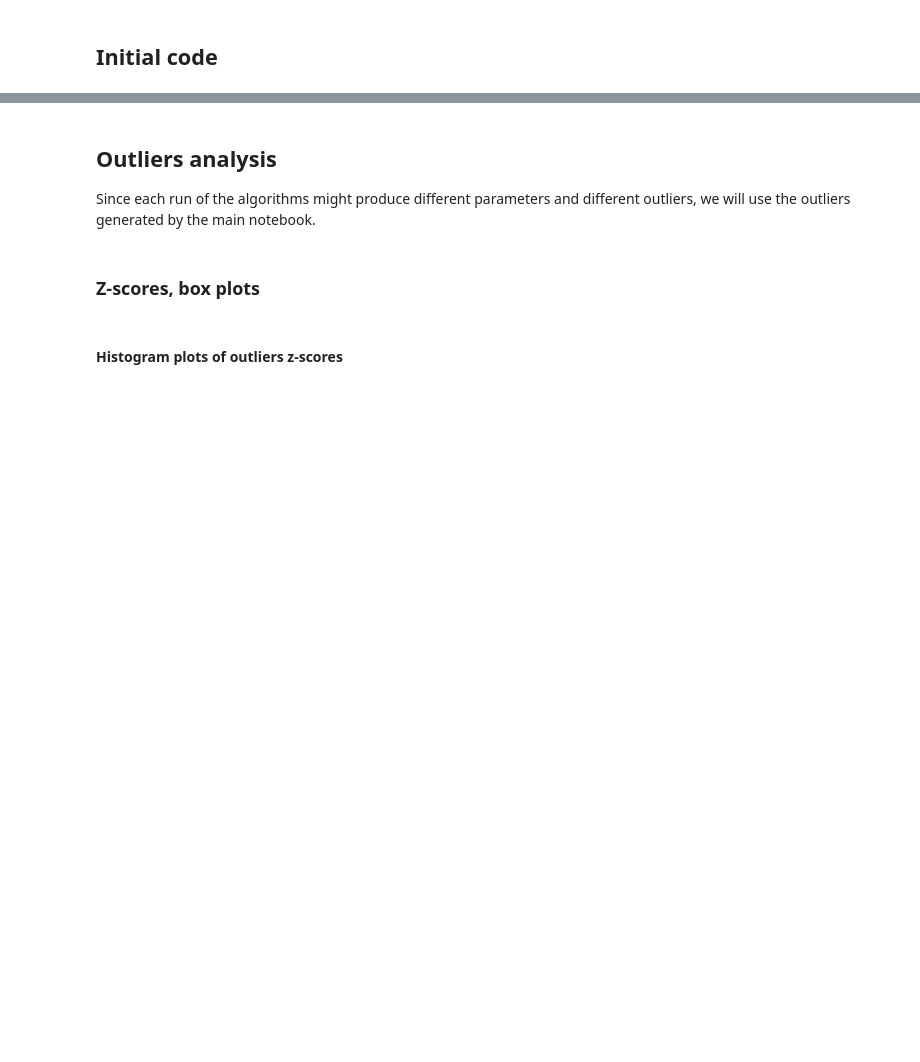
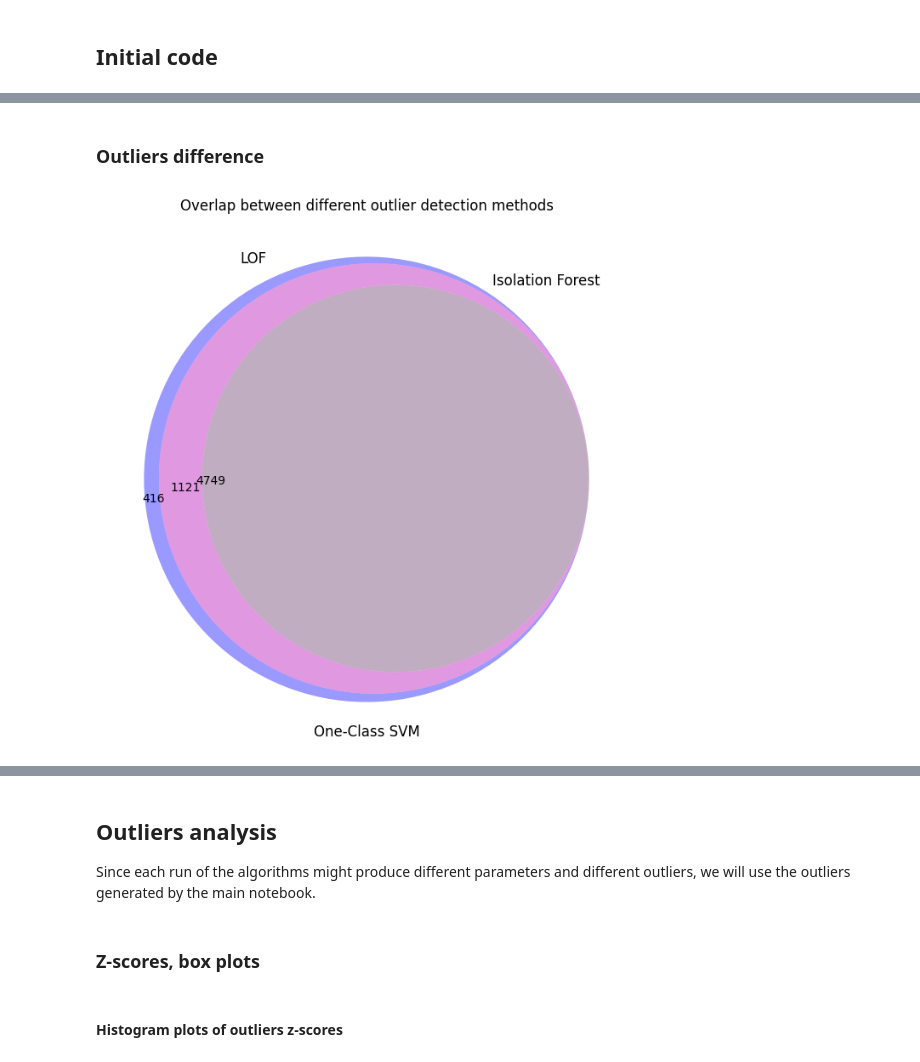
Before and after one commit to lesi-nedo/dm_project24_group_11, a Jupyter notebook: extra_notebooks/OlekisyOutliersAnal.ipynb, the cells around one changed output, grey strips where cells are left out. Saved outputs shown, nothing was run; the diff lists cells and outputs as text; code cells hidden in the pictures; blank space fills up the shorter version.

Commit message:
fix(outliers): improved visualization

```diff
--- a/extra_notebooks/OlekisyOutliersAnal.ipynb
+++ b/extra_notebooks/OlekisyOutliersAnal.ipynb
@@ -115 +127,23 @@ normal_lof.sample(3)
 3 rows × 22 columns
+# %% [markdown]
+### Outliers difference
+# %%
+lof_set = set(outliers_lof.index)
+iso_set = set(outliers_iso_for.index)
+oc_svm_set = set(outliers_oc_svm_gpu.index)
+
+all_outliers = lof_set | oc_svm_set | iso_set
+lof_iso = lof_set & iso_set
+lof_oc_svm = lof_set & oc_svm_set
+iso_oc_svm = iso_set & oc_svm_set
+
+fig = plt.figure(figsize=(15, 8))
+
+venn3([lof_set, iso_set, oc_svm_set],
+      set_labels=('LOF', 'Isolation Forest', 'One-Class SVM'))
+plt.title('Overlap between different outlier detection methods')
+
+plt.show()
+plt.close()
+# %% [output]
+[figure, added]
```
Also changed, not shown: parts of 8 cells of this notebook, 4 other files.
